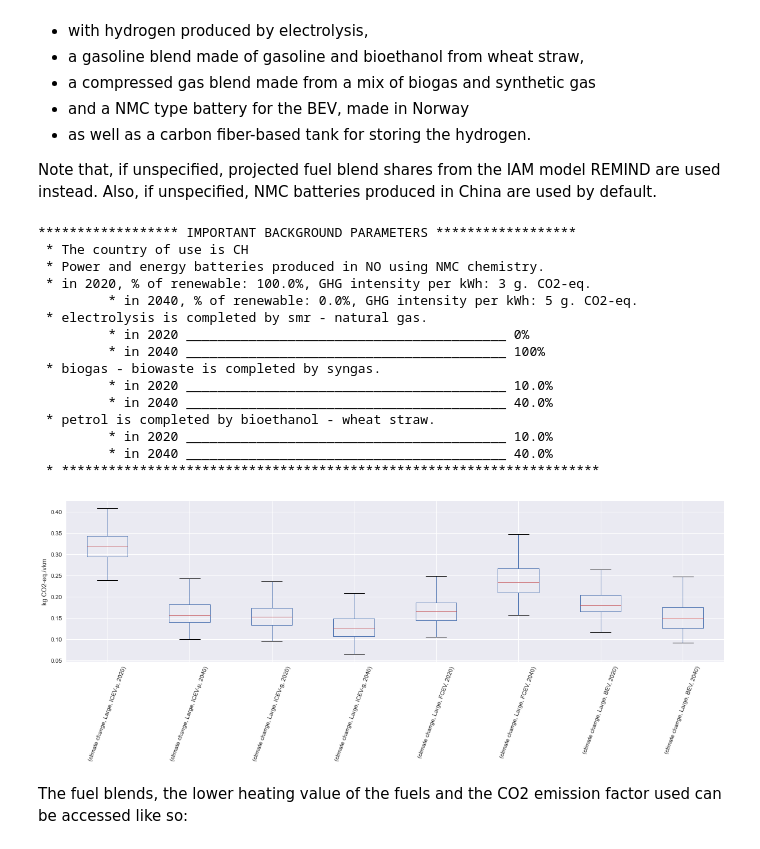
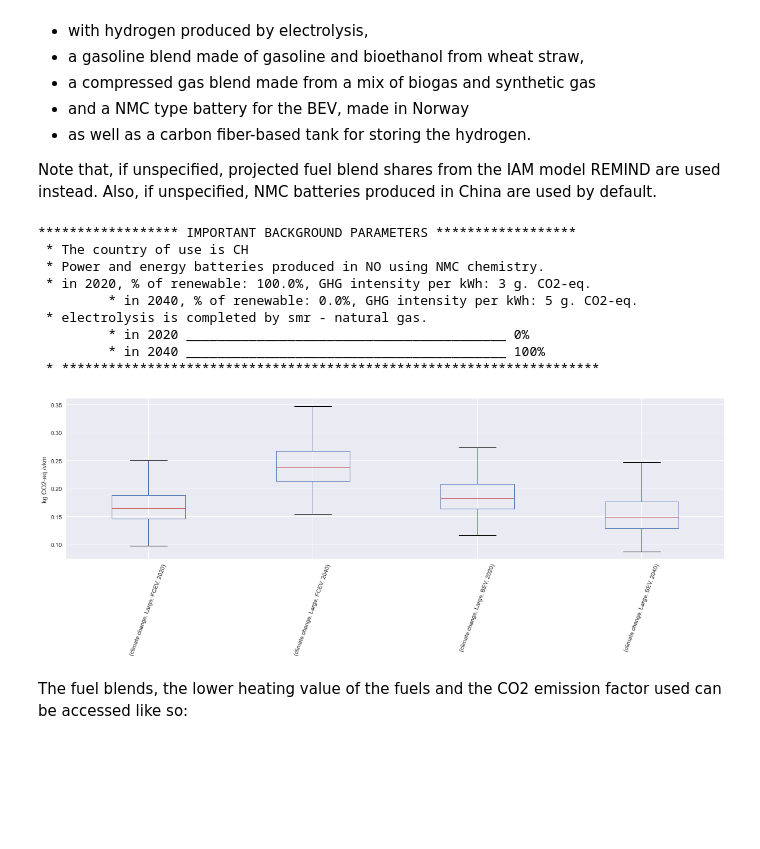
Before and after one commit to romainsacchi/carculator, a Jupyter notebook: examples/Examples.ipynb, the cells around one changed output. Saved outputs shown, nothing was run; the diff lists cells and outputs as text; code cells hidden in the pictures; blank space fills up the shorter version.

```diff
--- a/examples/Examples.ipynb
+++ b/examples/Examples.ipynb
@@ -931,10 +936,10 @@ Also, if unspecified, NMC batteries produced in China are used by default.
 from carculator import *
 import matplotlib.pyplot as plt
 cip = CarInputParameters()
-cip.stochastic(500)
+cip.stochastic(3000)
 
 scope = {
-    'powertrain':['BEV', 'FCEV', 'ICEV-p', 'ICEV-g'],
+    'powertrain':['BEV', 'FCEV'],
     'size':['Large']
 }
 
@@ -977,40 +982,34 @@ bc = {'country':'CH', # considers electricity network losses for Switzerland
       'energy storage': {
           'electric': {
               'type':'NMC', # <-- here we specify thw battery chemistry
               'origin': 'NO' # <-- and the location of manufacture, which we influence the electricity and heat used
           },
           'hydrogen': {
               'type':'carbon fiber' # <-- here we specify a Type IV carbon fiber hydrogne tank
           }
       }
      }
 
 ic = InventoryCalculation(cm.array, background_configuration = bc)
 results = ic.calculate_impacts()
 
 data_MC = results.sel(impact_category='climate change').sum(axis=3).to_dataframe('climate change')
 plt.style.use('seaborn')
 data_MC.unstack(level=[0,1,2]).boxplot(showfliers=False, figsize=(20,5))
 plt.xticks(rotation=70)
 plt.ylabel('kg CO2-eq./vkm')
 plt.show()
 # %% [output]
 ****************** IMPORTANT BACKGROUND PARAMETERS ******************
  * The country of use is CH
  * Power and energy batteries produced in NO using NMC chemistry.
  * in 2020, % of renewable: 100.0%, GHG intensity per kWh: 3 g. CO2-eq.
          * in 2040, % of renewable: 0.0%, GHG intensity per kWh: 5 g. CO2-eq.
  * electrolysis is completed by smr - natural gas.
          * in 2020 _________________________________________ 0%
          * in 2040 _________________________________________ 100%
- * biogas - biowaste is completed by syngas.
-         * in 2020 _________________________________________ 10.0%
-         * in 2040 _________________________________________ 40.0%
- * petrol is completed by bioethanol - wheat straw.
-         * in 2020 _________________________________________ 10.0%
-         * in 2040 _________________________________________ 40.0%
  * *********************************************************************
-[figure, old version]
+[figure, new version]
 # %% [markdown]
 The fuel blends, the lower heating value of the fuels and the CO2 emission factor used can be accessed like so:
 # %%
```
Also changed, not shown: parts of 2 cells of this notebook, 4 other files.
